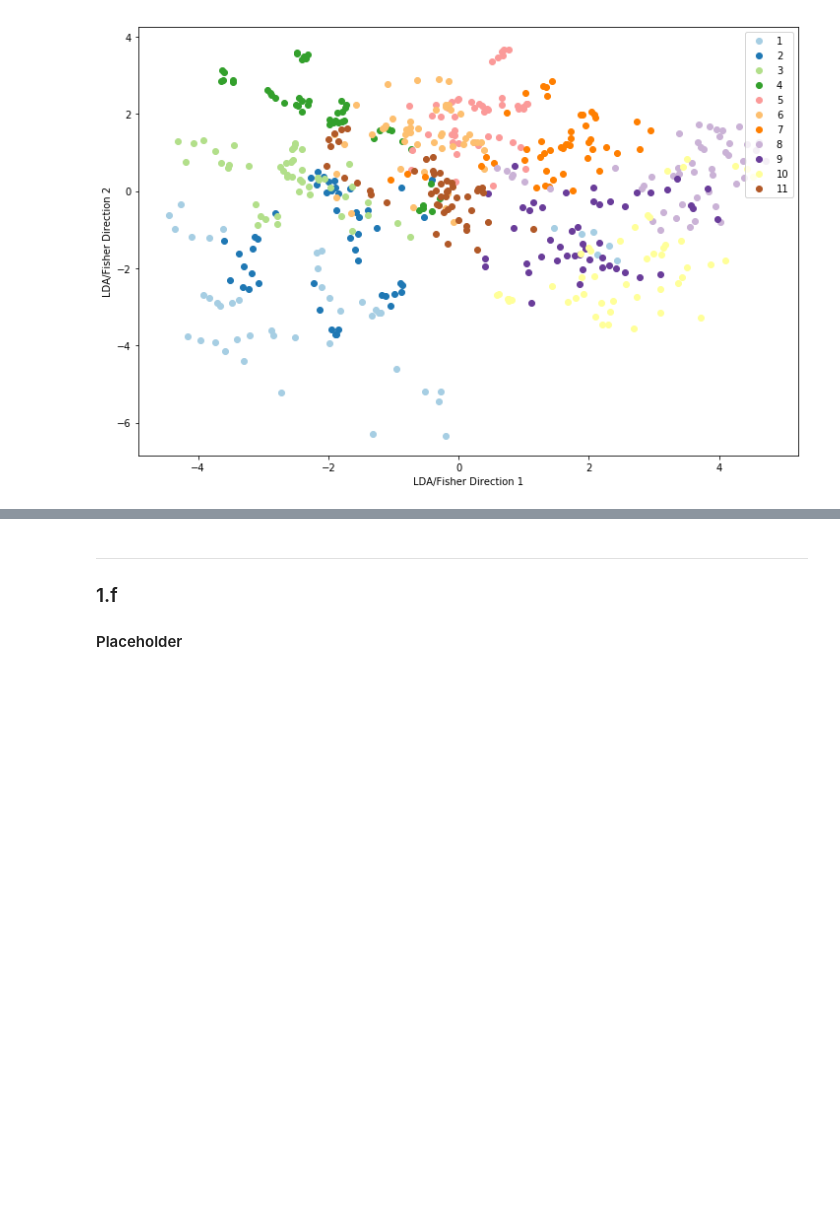
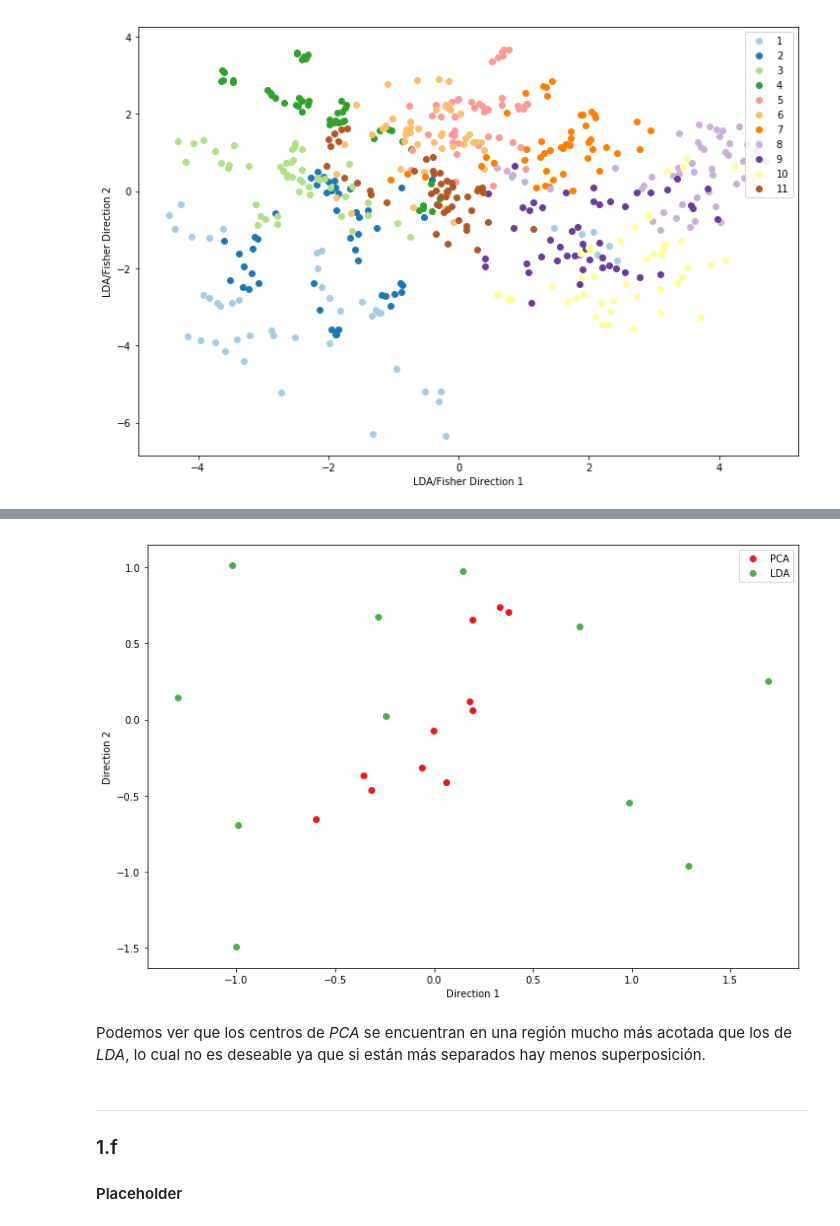
Before and after one commit to vlizanae/INF393, a Jupyter notebook: tarea-2/tarea-2.ipynb, the cells around one changed output, grey strips where cells are left out. Cells and saved outputs as stored; diff of their text form; code cells hidden in the pictures; blank space fills up the shorter version.

```diff
--- a/tarea-2/tarea-2.ipynb
+++ b/tarea-2/tarea-2.ipynb
@@ -106,9 +106,10 @@ X_std = sscaler.transform(X)
 sklearn_pca = skdc.PCA(n_components=2)
 Xred_pca = sklearn_pca.fit_transform(X_std)
 
-cmap = plt.cm.get_cmap('Paired')
+paired_cmap = plt.cm.get_cmap('Paired')
 mclasses=(1,2,3,4,5,6,7,8,9,10,11)
-mcolors = [cmap(i) for i in np.linspace(0,1,11)]
+mcolors = [paired_cmap(i) for i in np.linspace(0,1,11)]
+
 plt.figure(figsize=(12, 8))
 for lab, col in zip(mclasses,mcolors):
     plt.scatter(Xred_pca[y==lab, 0],Xred_pca[y==lab, 1],label=lab,c=col)
@@ -127,9 +128,6 @@ plt.show()
 sklearn_lda = da.LinearDiscriminantAnalysis(n_components=2)
 Xred_lda = sklearn_lda.fit_transform(X_std,y)
 
-cmap = plt.cm.get_cmap('Paired')
-mclasses=(1,2,3,4,5,6,7,8,9,10,11)
-mcolors = [cmap(i) for i in np.linspace(0,1,11)]
 plt.figure(figsize=(12, 8))
 for lab, col in zip(mclasses,mcolors):
     plt.scatter(Xred_lda[y==lab, 0],Xred_lda[y==lab, 1],label=lab,c=col)
@@ -147,3 +149,29 @@ plt.show()
+# %%
+centers_pca = []
+centers_lda = []
+
+for lab in mclasses:
+    centers_pca.append( np.sum(Xred_pca[y==lab], axis=0) /Xred_pca[y==lab].size )
+    centers_lda.append( np.sum(Xred_lda[y==lab], axis=0) /Xred_lda[y==lab].size )
+
+centers_pca = np.array(centers_pca)
+centers_lda = np.array(centers_lda)
+
+Set1_cmap = plt.cm.get_cmap('Set1')
+green = Set1_cmap(0.25)
+red = Set1_cmap(0)
+
+plt.figure(figsize=(12, 8))
+plt.scatter(centers_pca[:,0],centers_pca[:,1],label="PCA",c=red)
+plt.scatter(centers_lda[:,0],centers_lda[:,1],label="LDA",c=green)
+plt.xlabel('Direction 1')
+plt.ylabel('Direction 2')
+leg = plt.legend(loc='upper right', fancybox=True)
+plt.show()
+# %% [output]
+[figure, added]
+# %% [markdown]
+Podemos ver que los centros de _PCA_ se encuentran en una región mucho más acotada que los de _LDA_, lo cual no es deseable ya que si están más separados hay menos superposición.
 # %% [markdown]
 ---
 ### 1.f
```
Also changed, not shown: parts of 2 cells of this notebook.
